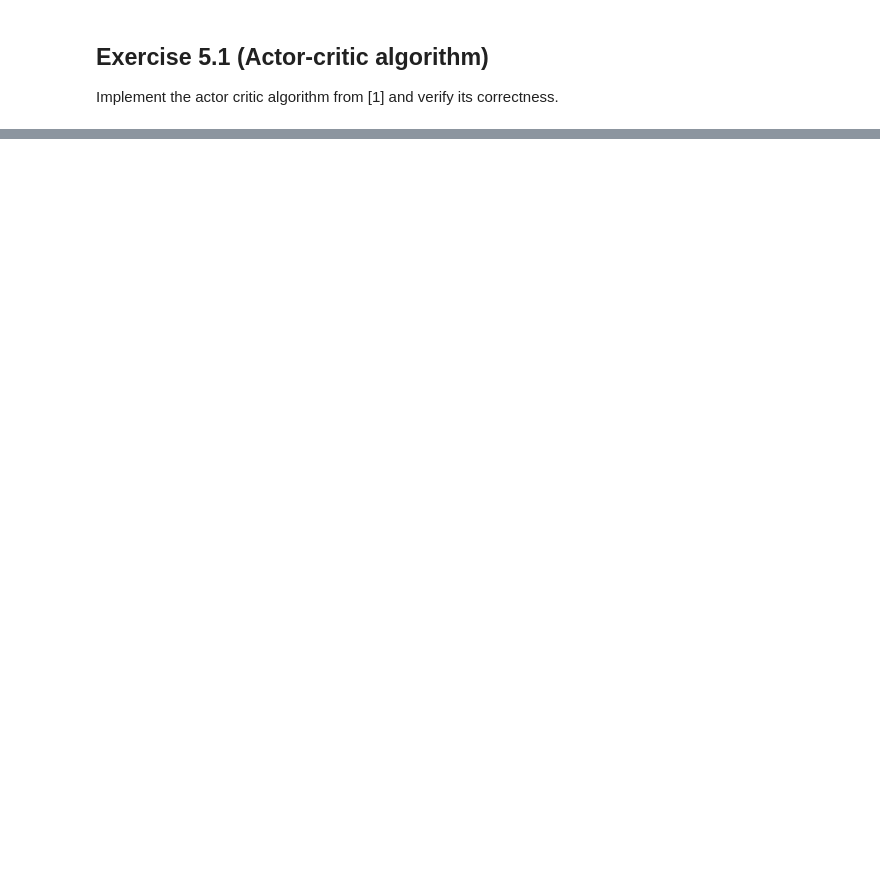
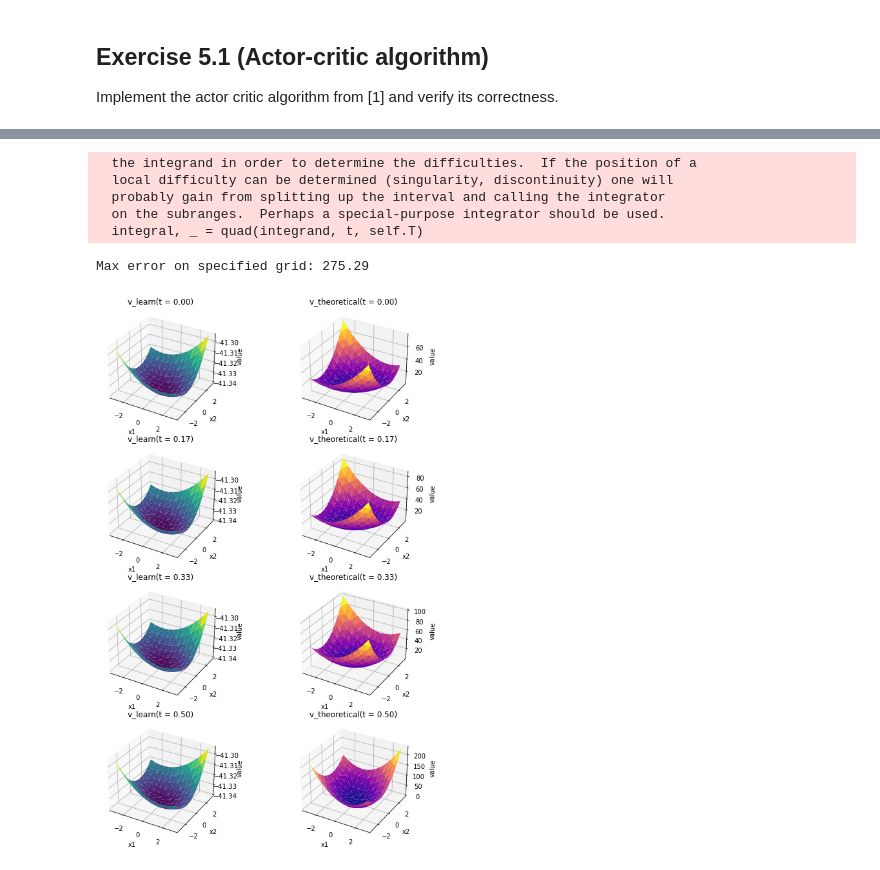
Before and after one commit to Krioooo/SCADD_Group8, a Jupyter notebook: coursework.ipynb, the cells around one changed output, grey strips where cells are left out. Drawn from its saved outputs; the diff is of its cells as text; code cells hidden in the pictures; blank space fills up the shorter version.

```diff
--- a/coursework.ipynb
+++ b/coursework.ipynb
@@ -479,0 +499,17 @@ ex5_1.plot_trajectory_cost(initial_states, env, Actor, dW)
+# %%
+importlib.reload(ex5)
+
+# Find the maximun error against the exact optimal value function
+t_test = [0.0, 1/6, 2/6, 0.5]
+x_range = np.linspace(-3, 3, 13)
+data_list = ex5.find_maximum_error(env, Critic, t_test, x_range)
+
+ex5.plot_value3D(t_test, data_list)
+# %% [output]
+  the integrand in order to determine the difficulties.  If the position of a
+  local difficulty can be determined (singularity, discontinuity) one will
+  probably gain from splitting up the interval and calling the integrator
+  on the subranges.  Perhaps a special-purpose integrator should be used.
+  integral, _ = quad(integrand, t, self.T)
+Max error on specified grid: 275.29
+[figure, added]
```
Also changed, not shown: parts of 10 cells of this notebook, 13 other files.
